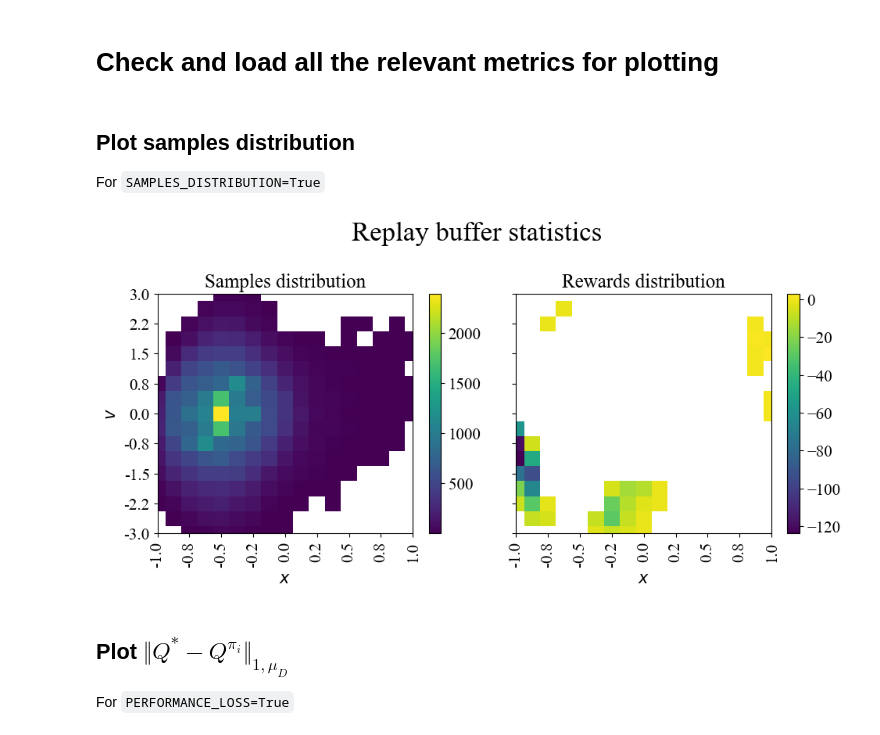
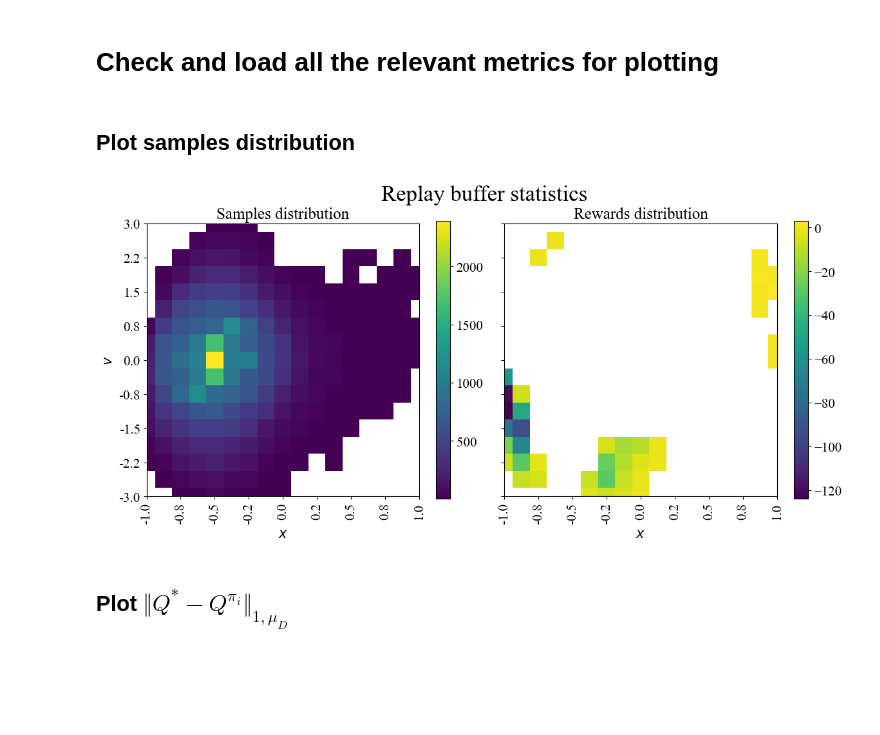
Before and after one commit to theovincent/slimDQN, a Jupyter notebook: experiments/CarOnHill/plots.ipynb, the cells around one changed output. Saved outputs shown, nothing was run; the diff lists cells and outputs as text; code cells hidden in the pictures; blank space fills up the shorter version.

```diff
--- a/experiments/CarOnHill/plots.ipynb
+++ b/experiments/CarOnHill/plots.ipynb
@@ -13,18 +17,14 @@ BASE_PATH = "logs/"
 # Hyperparameter setting for generating the plots
 # %%
 # Set these value before running the cells below
-experiments_to_run = ['test/FQI']
+experiments_to_run = ["test2/FQI"]
 # Set these value to True if you want to generate these plots
 SAMPLES_DISTRIBUTION = True
-PERFORMANCE_LOSS = True
+PERFORMANCE_LOSS = False
 APPROX_ERROR_ON_RB_DATA = True
 BELLMAN_ITERATIONS_FOR_POLICY = [5, 10, 15, 20, 25, 29]
-BELLMAN_ITERATIONS_FOR_PERFORMANCE_LOSS = [5, 10, 15, 20, 25, 29]
-OVERESTIMATION_ERROR=True
-if PERFORMANCE_LOSS:
-    OPT_Q = np.load(os.path.join(BASE_PATH, "Q*.npy"))
-if len(BELLMAN_ITERATIONS_FOR_PERFORMANCE_LOSS) > 0:
-    OPT_V = np.load(os.path.join(BASE_PATH, "V*.npy"))
+BELLMAN_ITERATIONS_FOR_PERFORMANCE_LOSS = []
+OVERESTIMATION_ERROR = False
 # %% [markdown]
 # Check and load all the relevant metrics for plotting
 # %%
@@ -55,21 +139,30 @@ for experiment in experiment_seed_folder_map:
 # %% [markdown]
 ## Plot samples distribution
-For `SAMPLES_DISTRIBUTION=True`
 # %%
 if SAMPLES_DISTRIBUTION:
-    TITLES = {"samples_distribution": "Samples distribution",
-              "rewards_distribution": "Rewards distribution"}
+    TITLES = {
+        "samples_distribution": "Samples distribution",
+        "rewards_distribution": "Rewards distribution",
+    }
     for experiment in experiment_seed_folder_map:
-        plot_on_grid(values={TITLES[p]: metrics[experiment][p] for p in ["samples_distribution", "rewards_distribution"]},
-                     shared_cmap=False,
-                     zeros_to_nan=True,
-                     title="Replay buffer statistics"
-                     ).savefig(os.path.join(BASE_PATH, experiment, "samples_distribution.pdf"), bbox_inches='tight')
+        plot_on_grid(
+            values={
+                TITLES[p]: metrics[experiment][p]
+                for p in ["samples_distribution", "rewards_distribution"]
+            },
+            shared_cmap=False,
+            zeros_to_nan=True,
+            title="Replay buffer statistics",
+            fontsize=15,
+            title_fontsize=20,
+        ).savefig(
+            os.path.join(BASE_PATH, experiment, "samples_distribution.pdf"),
+            bbox_inches="tight",
+        )
 # %% [output]
-[figure, old version]
+[figure, new version]
 # %% [markdown]
 ## Plot $\Vert Q^{*} - Q^{\pi_i}\Vert_{1, \mu_{D}}$
-For `PERFORMANCE_LOSS=True`
 # %%
 if PERFORMANCE_LOSS:
     q_perf_loss = {}
```
Also changed, not shown: parts of 12 cells of this notebook.
